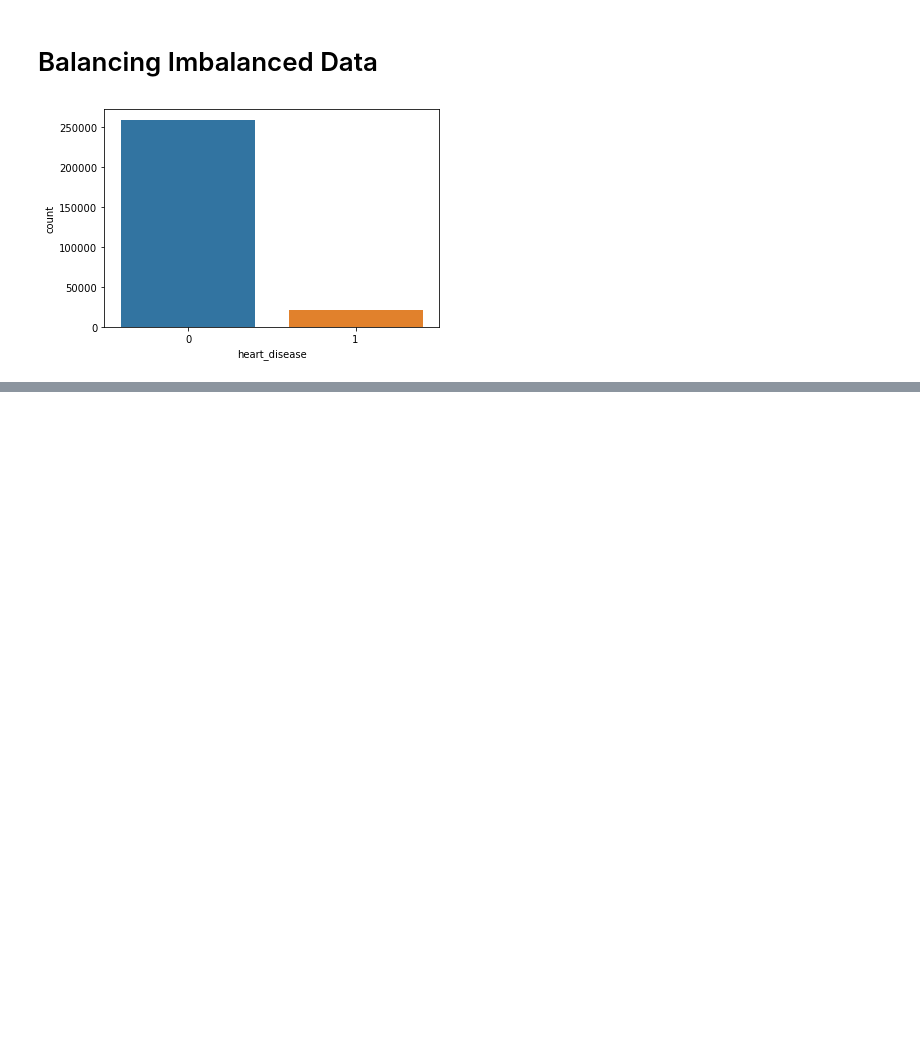
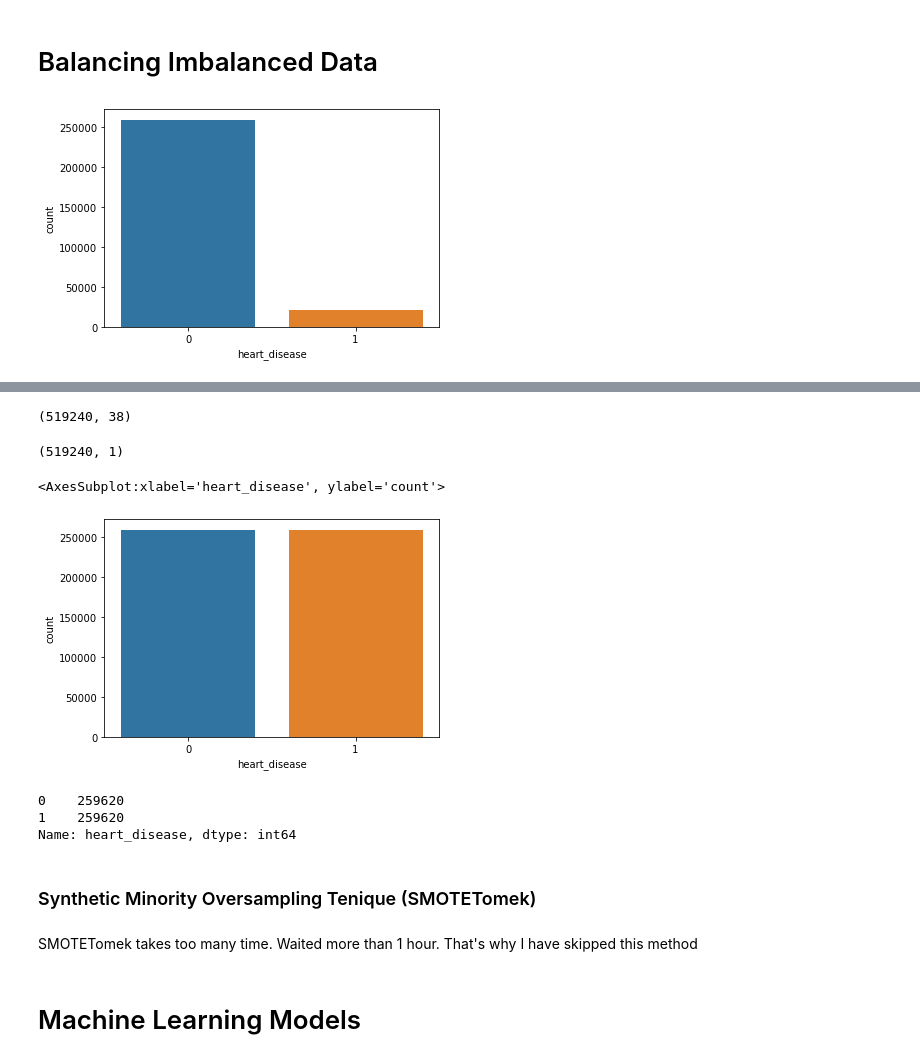
Before and after one commit to S-Delowar/DS-Projects, a Jupyter notebook: Heart Disease Prediction/heart_disease_prediction.ipynb, the cells around one changed output, grey strips where cells are left out. Drawn from its saved outputs; the diff is of its cells as text; code cells hidden in the pictures; blank space fills up the shorter version.

```diff
--- a/Heart Disease Prediction/heart_disease_prediction.ipynb
+++ b/Heart Disease Prediction/heart_disease_prediction.ipynb
@@ -547,0 +507,26 @@ SyntaxError: invalid syntax (58340955.py, line 1)
+# %%
+from imblearn.over_sampling import RandomOverSampler
+over_sm = RandomOverSampler(random_state=42)
+
+X_new2, y_new2 = over_sm.fit_resample(x, y)
+# %%
+X_new2.shape
+# %% [output]
+(519240, 38)
+# %%
+y_new2.shape
+# %% [output]
+(519240, 1)
+# %%
+sns.countplot(data = y_new2, x = 'heart_disease')
+# %% [output]
+<AxesSubplot:xlabel='heart_disease', ylabel='count'>
+[figure, added]
+# %%
+y_new2['heart_disease'].value_counts()
+# %% [output]
+0    259620
+1    259620
+Name: heart_disease, dtype: int64
+# %% [markdown]
+### Synthetic Minority Oversampling Tenique (SMOTETomek)
@@ -547,0 +538,4 @@ SyntaxError: invalid syntax (58340955.py, line 1)
+# %% [markdown]
+SMOTETomek takes too many time. Waited more than 1 hour. That's why I have skipped this method
+# %% [markdown]
+# Machine Learning Models
```
Also changed, not shown: parts of 42 cells of this notebook.
